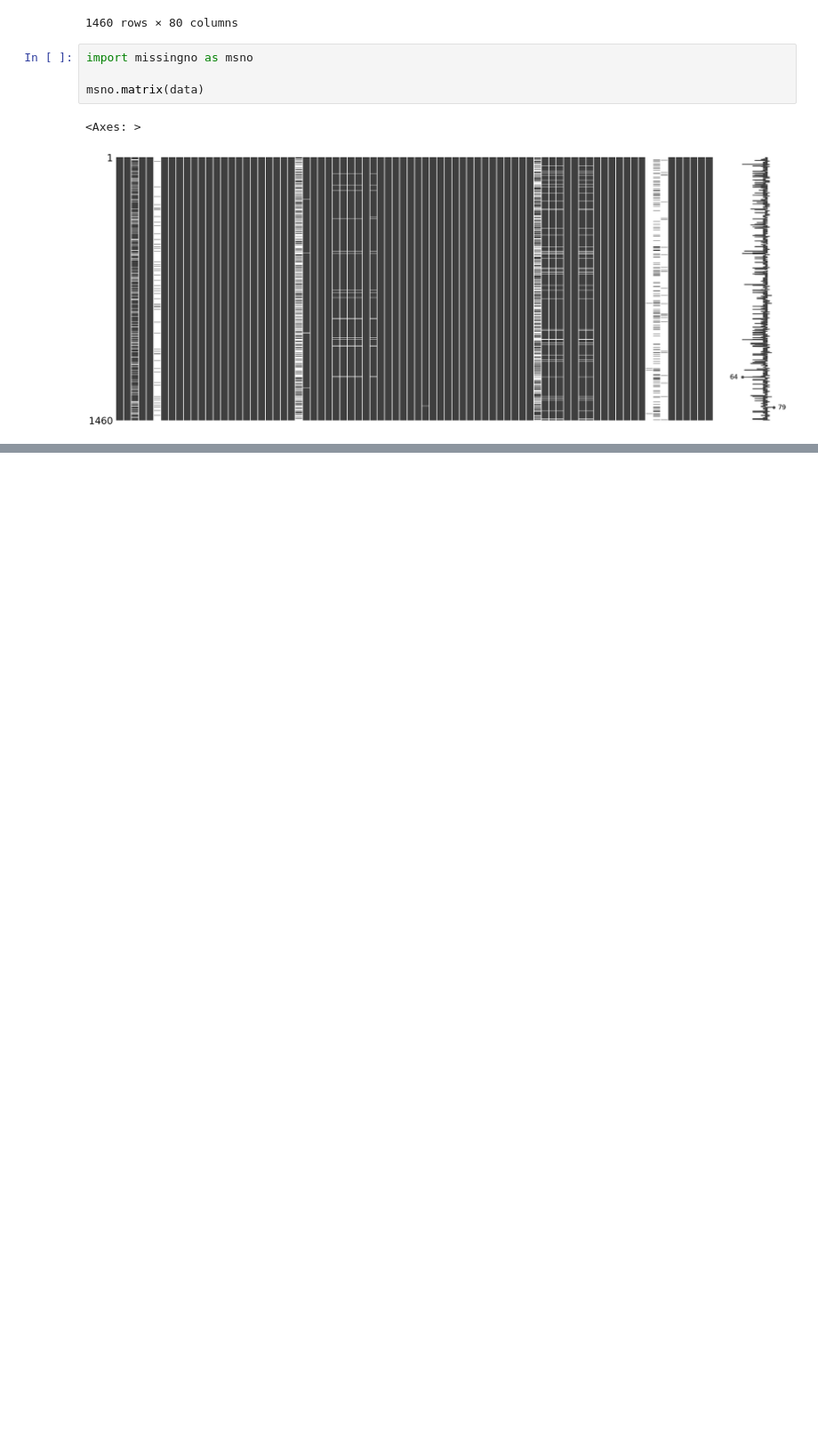
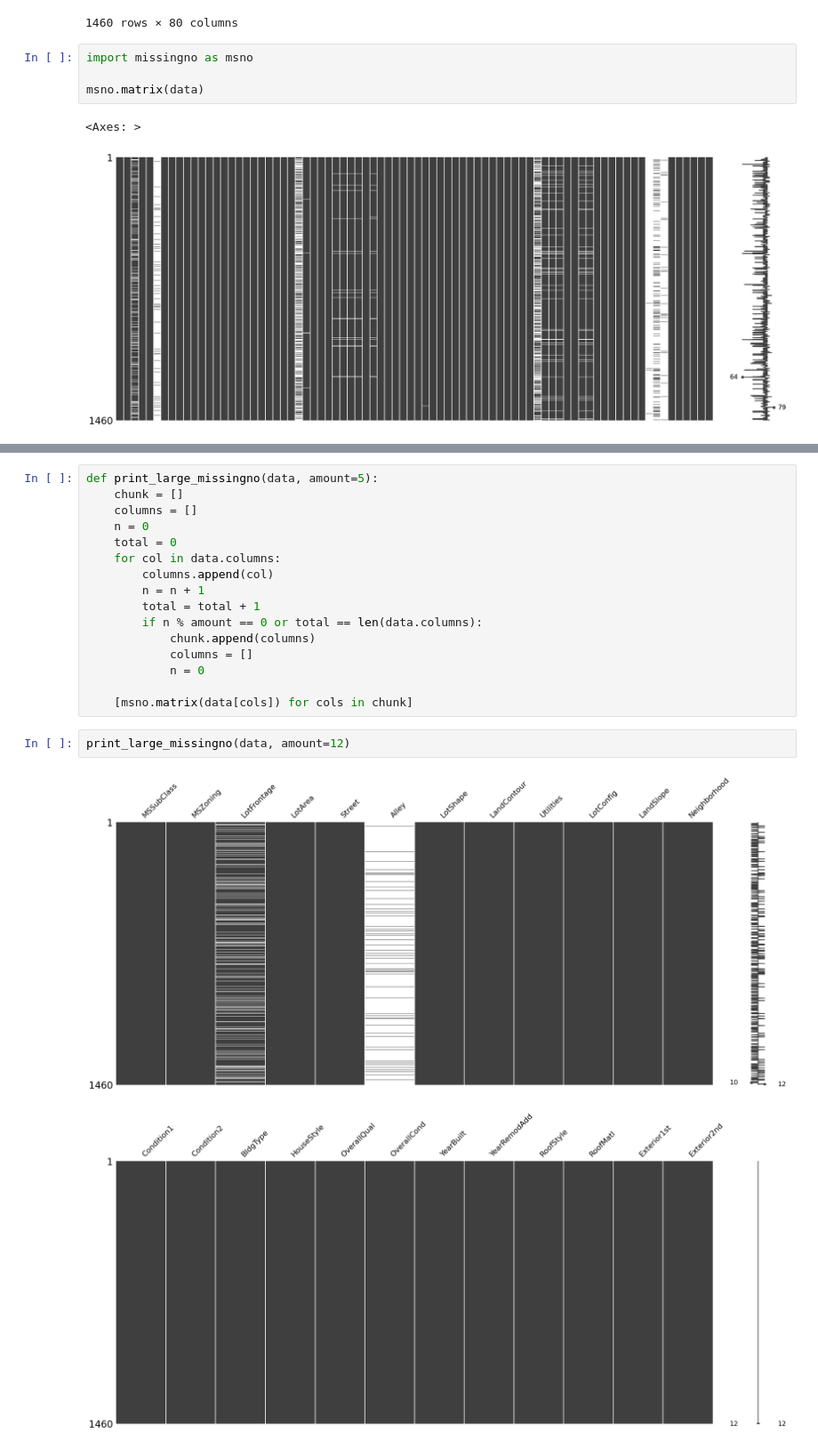
Before and after one commit to PNUAITeam13/House-Pricing, a Jupyter notebook: house-pricing.ipynb, the cells around one changed output, grey strips where cells are left out. Shown at 89% size. Cells and saved outputs as stored; diff of their text form; blank space fills up the shorter version.

Commit message:
[STARTAI-40] Cleaned data, selected features (#2)

```diff
--- a/house-pricing.ipynb
+++ b/house-pricing.ipynb
@@ -64,0 +105,21 @@ msno.matrix(data)
+# %%
+def print_large_missingno(data, amount=5):
+    chunk = []
+    columns = []
+    n = 0
+    total = 0
+    for col in data.columns:
+        columns.append(col)
+        n = n + 1
+        total = total + 1
+        if n % amount == 0 or total == len(data.columns):
+            chunk.append(columns)
+            columns = []
+            n = 0
+
+    [msno.matrix(data[cols]) for cols in chunk]
+# %%
+print_large_missingno(data, amount=12)
+# %% [output]
+[figure, added]
+[figure, added]
```
Also changed, not shown: parts of 16 cells of this notebook, 1 other file.
